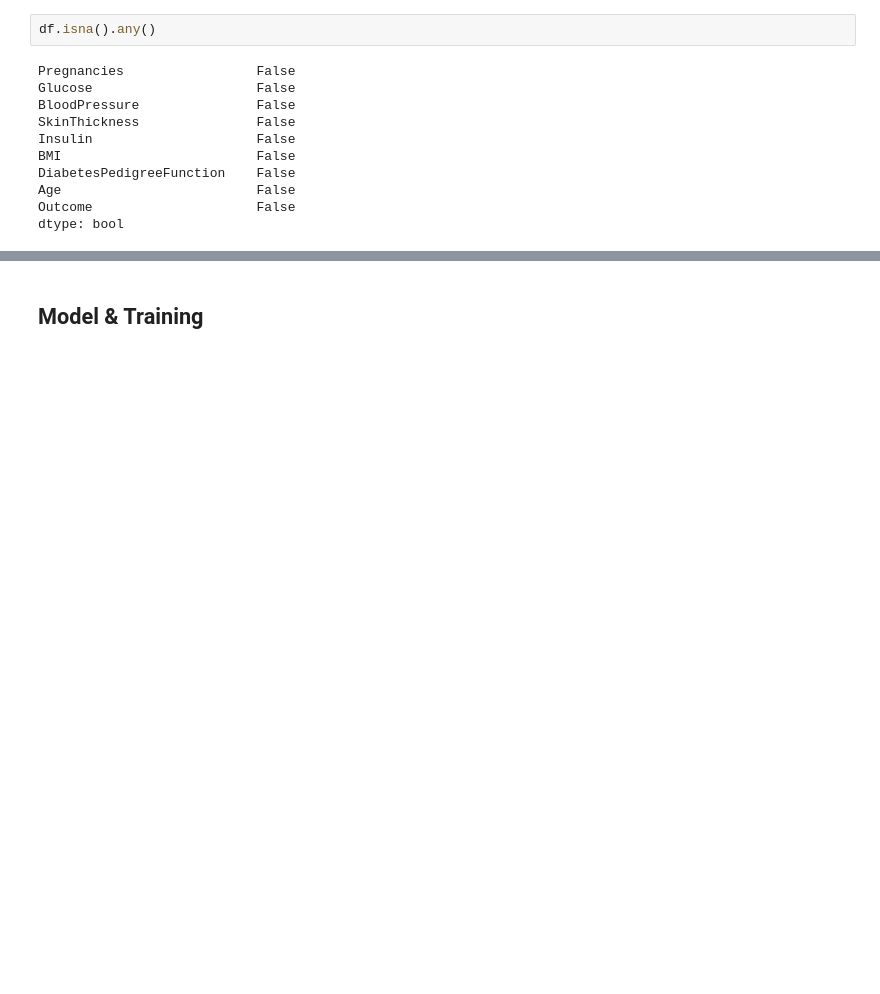
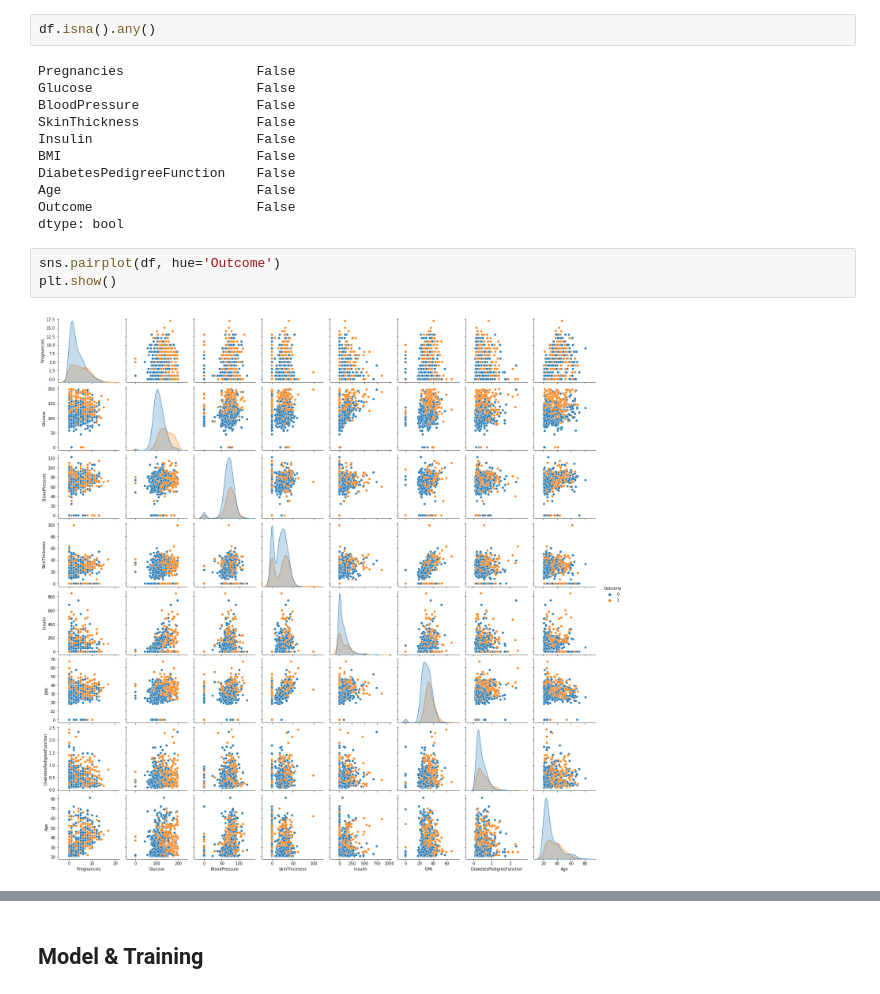
Before and after one commit to dv-rastogi/ml-pg-linear-models, a Jupyter notebook: LogRegression.ipynb, the cells around one changed output, grey strips where cells are left out. Cells and saved outputs as stored; diff of their text form; blank space fills up the shorter version.

Commit message:
update: 2, ananlysis plots

```diff
--- a/LogRegression.ipynb
+++ b/LogRegression.ipynb
@@ -64,3 +71,8 @@ DiabetesPedigreeFunction    False
 Age                         False
 Outcome                     False
 dtype: bool
+# %%
+sns.pairplot(df, hue='Outcome')
+plt.show()
+# %% [output]
+[figure, added]
```
Also changed, not shown: parts of 7 cells of this notebook.
